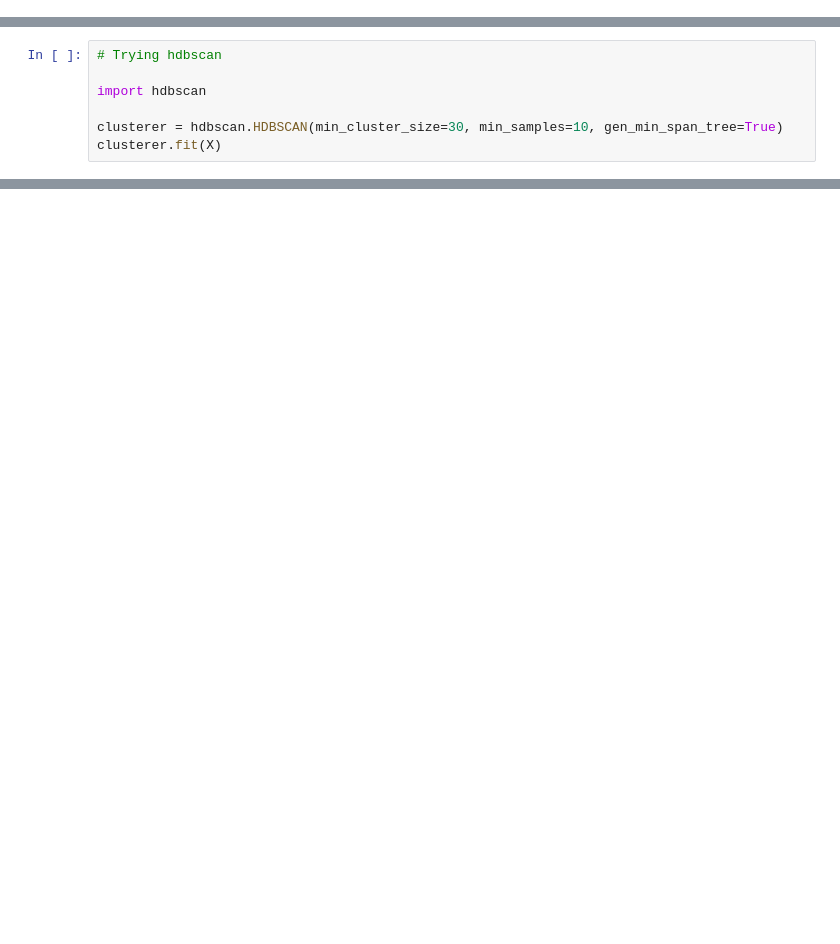
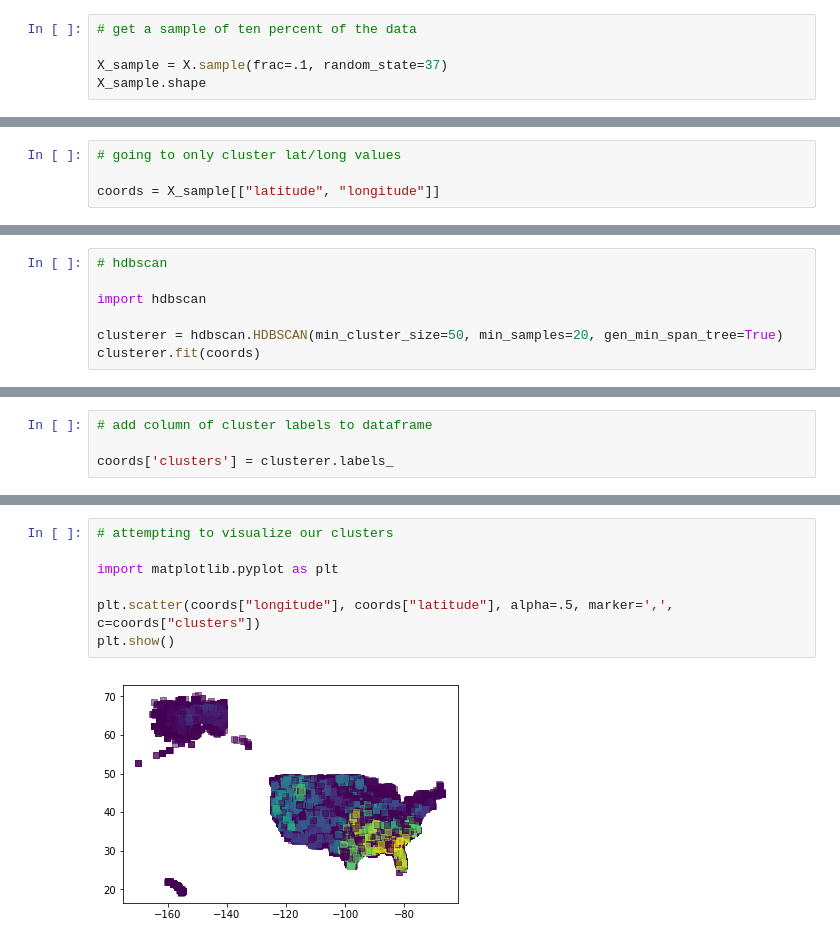
Before and after one commit to BloomTech-Labs/forest-fire-watch-ds, a Jupyter notebook: Clustering.ipynb, the cells around one changed output, grey strips where cells are left out. Drawn from its saved outputs; the diff is of its cells as text; blank space fills up the shorter version.

```diff
--- a/Clustering.ipynb
+++ b/Clustering.ipynb
@@ -116,0 +13,5 @@ Estimated number of noise points: 2024309
+# %%
+# get a sample of ten percent of the data
+
+X_sample = X.sample(frac=.1, random_state=37)
+X_sample.shape
@@ -116,0 +20,4 @@ Estimated number of noise points: 2024309
+# %%
+# going to only cluster lat/long values
+
+coords = X_sample[["latitude", "longitude"]]
@@ -137,10 +42,10 @@ Successfully installed hdbscan-0.8.22
 # %%
-# Trying hdbscan
+# hdbscan
 
 import hdbscan
 
-clusterer = hdbscan.HDBSCAN(min_cluster_size=30, min_samples=10, gen_min_span_tree=True)
-clusterer.fit(X)
+clusterer = hdbscan.HDBSCAN(min_cluster_size=50, min_samples=20, gen_min_span_tree=True)
+clusterer.fit(coords)
 # %% [output]
 HDBSCAN(algorithm='best', allow_single_cluster=False, alpha=1.0,
     approx_min_span_tree=True, cluster_selection_method='eom',
@@ -174,0 +68,4 @@ sns.distplot(clusterer.outlier_scores_[np.isfinite(clusterer.outlier_scores_)],
+# %%
+# add column of cluster labels to dataframe
+
+coords['clusters'] = clusterer.labels_
@@ -174,0 +81,9 @@ sns.distplot(clusterer.outlier_scores_[np.isfinite(clusterer.outlier_scores_)],
+# %%
+# attempting to visualize our clusters
+
+import matplotlib.pyplot as plt
+
+plt.scatter(coords["longitude"], coords["latitude"], alpha=.5, marker=',', c=coords["clusters"])
+plt.show()
+# %% [output]
+[figure, added]
```
Also changed, not shown: parts of 22 cells of this notebook.
